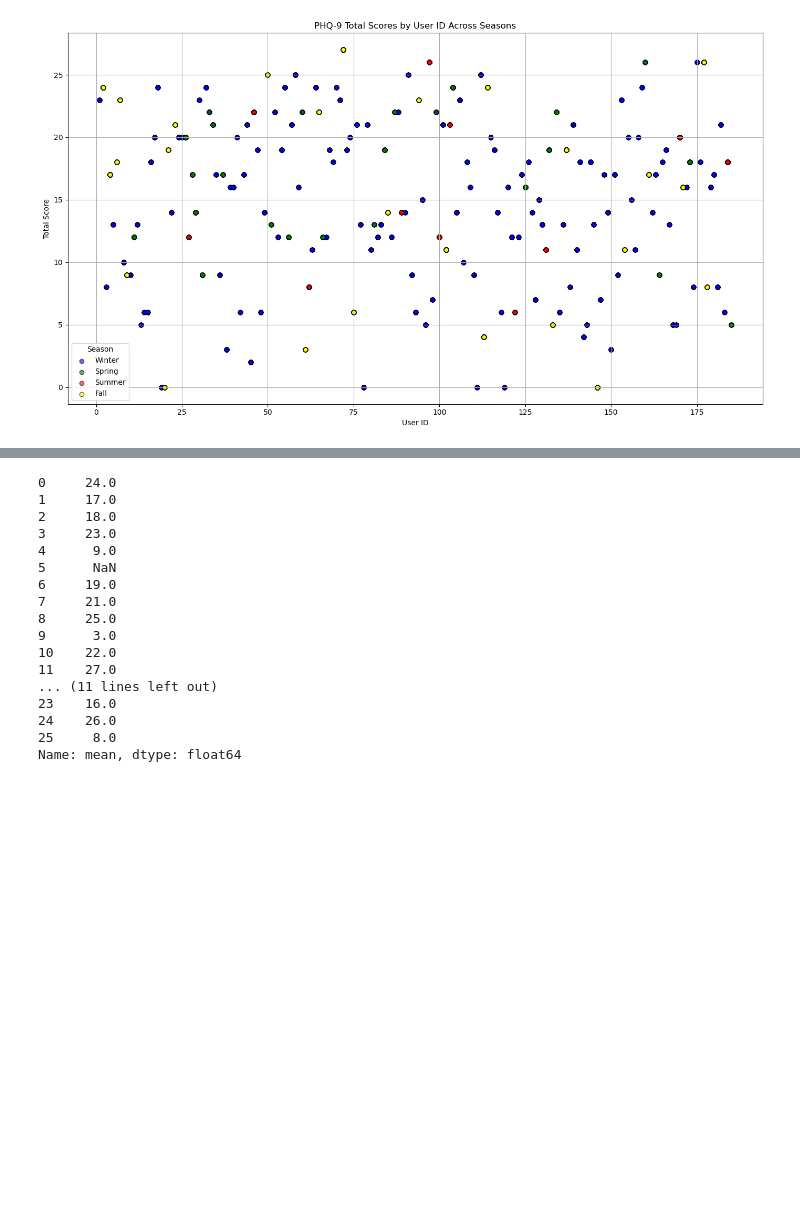
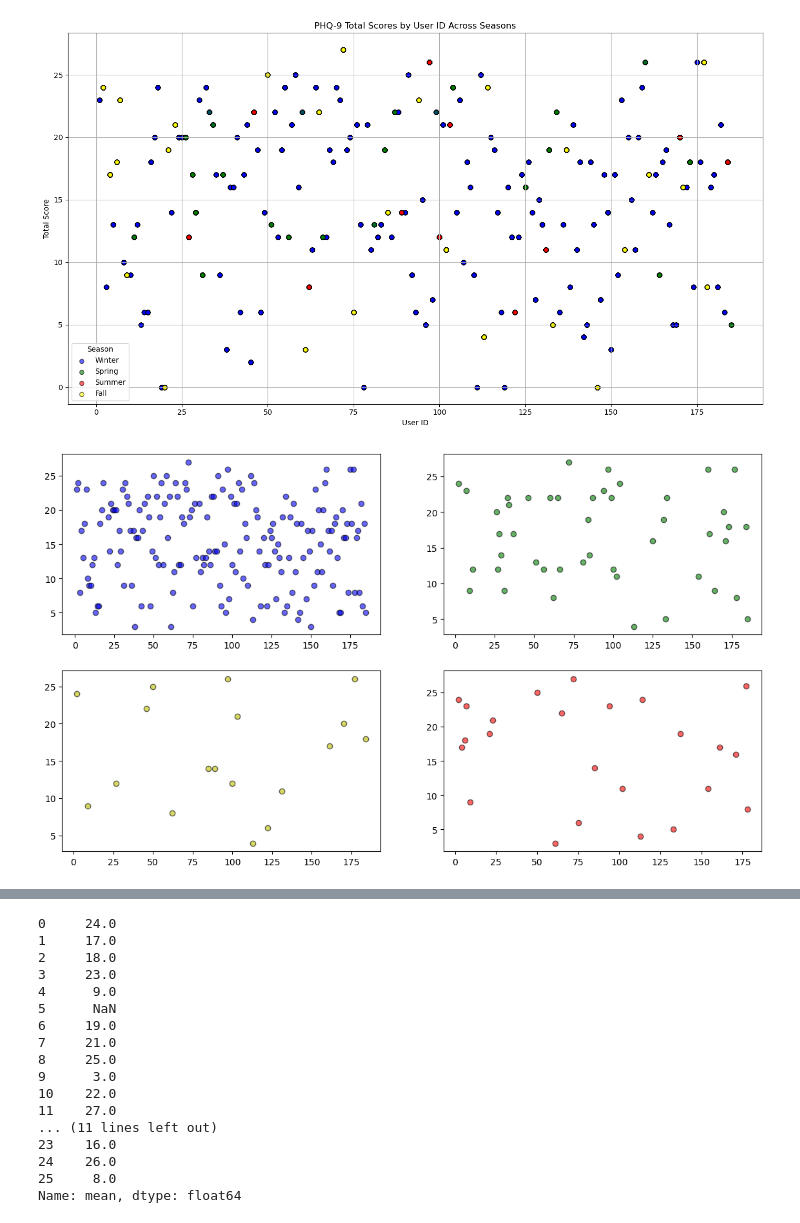
Before and after one commit to meera-patel01/PHQ-9-ANALYSIS, a Jupyter notebook: PHQ-9 ANALYSIS.ipynb, the cells around one changed output, grey strips where cells are left out. Saved outputs shown, nothing was run; the diff lists cells and outputs as text; code cells hidden in the pictures; blank space fills up the shorter version.

```diff
--- a/PHQ-9 ANALYSIS.ipynb
+++ b/PHQ-9 ANALYSIS.ipynb
@@ -210,23 +210,6 @@ plt.show()
 NameError: name 'seasons' is not defined
 <Figure size 1400x800 with 0 Axes>
 # %%
-
-
-# Define a function to determine the season based on the 'time' column
-def determine_season(date_str):
-    month = pd.to_datetime(date_str).month
-    if month in [12, 1, 2]:
-        return 'winter'
-    elif month in [3, 4, 5]:
-        return 'spring'
-    elif month in [6, 7, 8]:
-        return 'summer'
-    else:
-        return 'fall'
-
-# Apply the function to create a new 'season' column
-total_scores_df['season'] = total_scores_df['time'].apply(determine_season)
-
 # Assuming the total score is the sum of columns from 'phq1' to 'phq9'
 score_columns = ['phq1', 'phq2', 'phq3', 'phq4', 'phq5', 'phq6', 'phq7', 'phq8', 'phq9']
 total_scores_df['total.score'] = total_scores_df[score_columns].sum(axis=1)
@@ -258,3 +241,24 @@ plt.tight_layout()
 plt.show()
 # %% [output]
 [figure]
+# %%
+plt.figure(figsize=(14, 8))
+plt.subplot(2, 2, 1)
+season_data = total_scores_df[total_scores_df['season'] == 'winter']
+plt.scatter(agg_df.loc[agg_df['season'] == 'winter']['user_id'], agg_df.loc[agg_df['season'] == 'winter']['total.score']['mean'],
+            alpha=0.6, label=season.capitalize(), color='b', edgecolor='black', marker='o')
+plt.subplot(2, 2, 2)
+season_data = total_scores_df[total_scores_df['season'] == 'spring']
+plt.scatter(agg_df.loc[agg_df['season'] == 'spring']['user_id'], agg_df.loc[agg_df['season'] == 'spring']['total.score']['mean'],
+            alpha=0.6, label=season.capitalize(), color='g', edgecolor='black', marker='o')
+plt.subplot(2, 2, 3)
+season_data = total_scores_df[total_scores_df['season'] == 'summer']
+plt.scatter(agg_df.loc[agg_df['season'] == 'summer']['user_id'], agg_df.loc[agg_df['season'] == 'summer']['total.score']['mean'],
+            alpha=0.6, label=season.capitalize(), color='y', edgecolor='black', marker='o')
+plt.subplot(2, 2, 4)
+season_data = total_scores_df[total_scores_df['season'] == 'fall']
+plt.scatter(agg_df.loc[agg_df['season'] == 'fall']['user_id'], agg_df.loc[agg_df['season'] == 'fall']['total.score']['mean'],
+            alpha=0.6, label=season.capitalize(), color='r', edgecolor='black', marker='o')
+plt.show()
+# %% [output]
+[figure, added]
```
Also changed, not shown: parts of 1 cell of this notebook.
